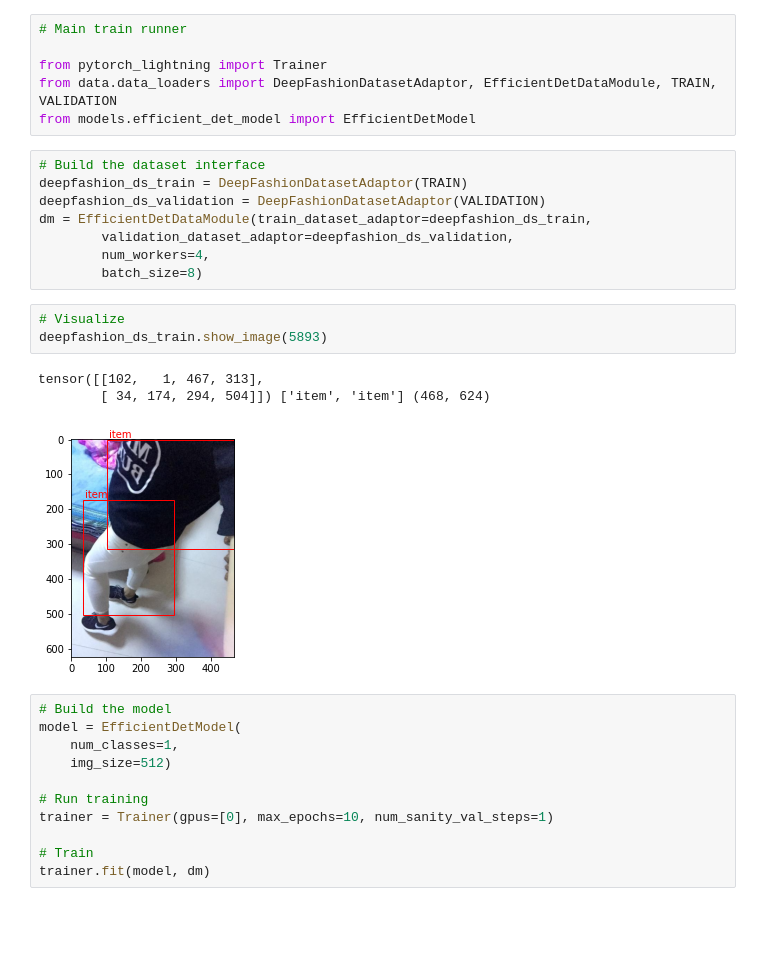
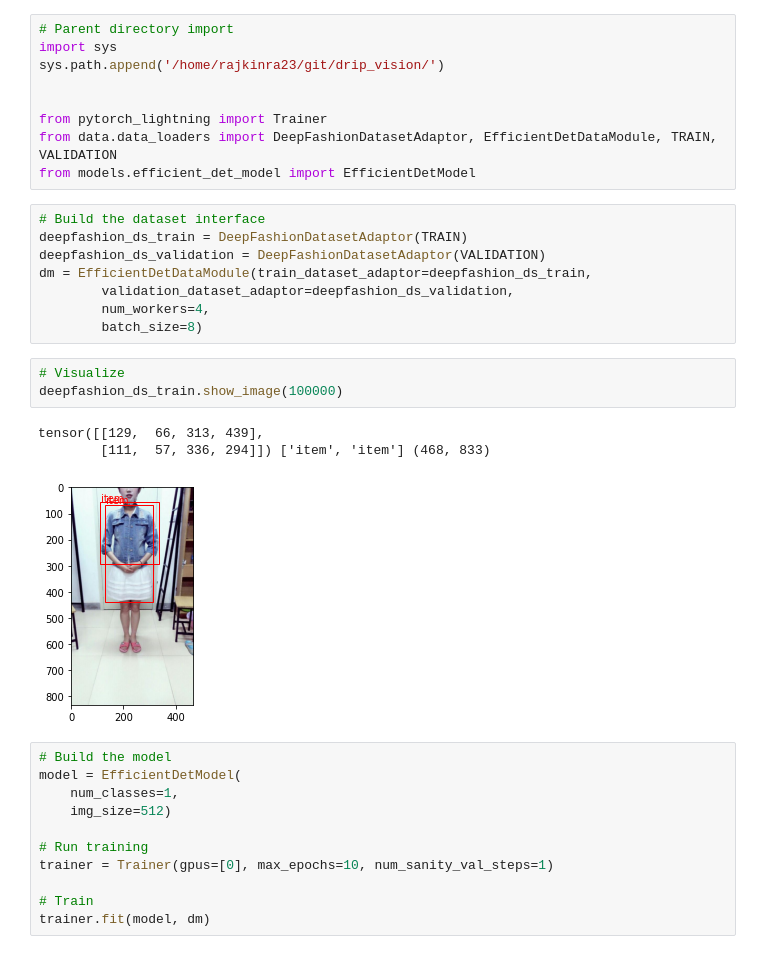
Before and after one commit to rajkinra23/drip_vision, a Jupyter notebook: models/efficientdet_training_main.ipynb, the cells around one changed output. Cells and saved outputs as stored; diff of their text form; blank space fills up the shorter version.

```diff
--- a/models/efficientdet_training_main.ipynb
+++ b/models/efficientdet_training_main.ipynb
@@ -1,5 +1,8 @@
 # %%
-# Main train runner
+# Parent directory import
+import sys
+sys.path.append('/home/rajkinra23/git/drip_vision/')
+
 
 from pytorch_lightning import Trainer
 from data.data_loaders import DeepFashionDatasetAdaptor, EfficientDetDataModule, TRAIN, VALIDATION
@@ -14,11 +17,11 @@ dm = EfficientDetDataModule(train_dataset_adaptor=deepfashion_ds_train,
         batch_size=8)
 # %%
 # Visualize
-deepfashion_ds_train.show_image(5893)
+deepfashion_ds_train.show_image(100000)
 # %% [output]
-tensor([[102,   1, 467, 313],
-        [ 34, 174, 294, 504]]) ['item', 'item'] (468, 624)
+tensor([[129,  66, 313, 439],
+        [111,  57, 336, 294]]) ['item', 'item'] (468, 833)
-[figure, old version]
+[figure, new version]
 # %%
 # Build the model
 model = EfficientDetModel(
```
Also changed, not shown: parts of 3 cells of this notebook, 4 other files.
